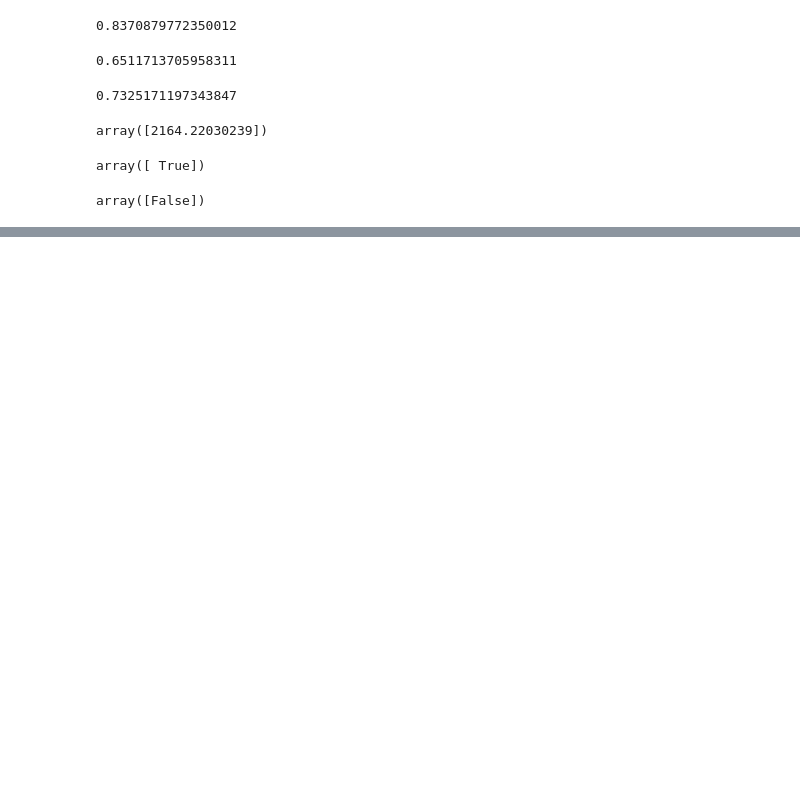
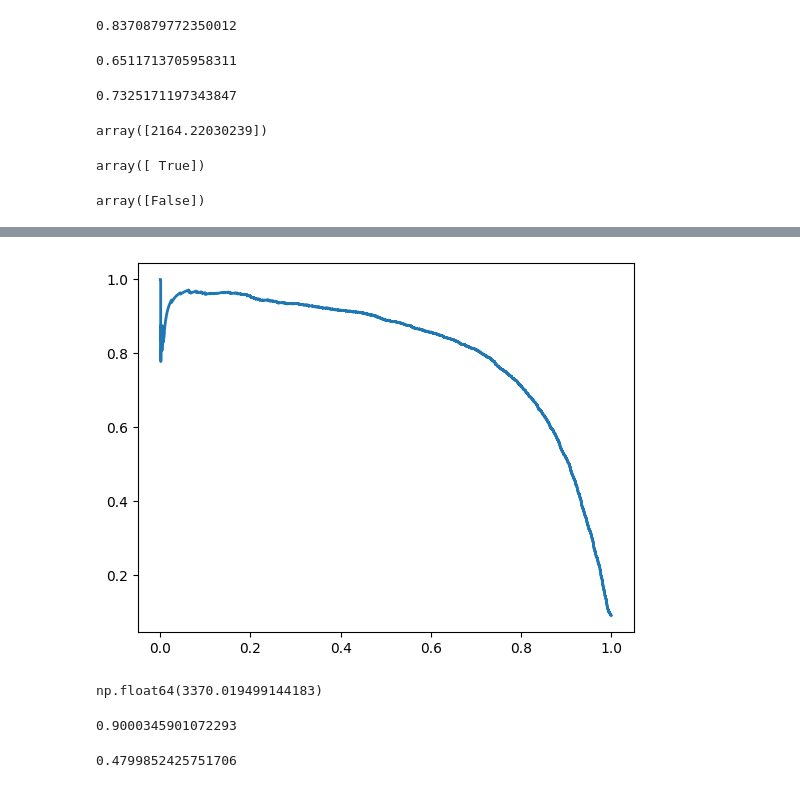
Before and after one commit to Nattawut30/My-Personal-Training, a Jupyter notebook: ScikitLearn-Keras-TensorFlow/ML_train/03_Classification.ipynb, the cells around one changed output, grey strips where cells are left out. Drawn from its saved outputs; the diff is of its cells as text; code cells hidden in the pictures; blank space fills up the shorter version.

```diff
--- a/ScikitLearn-Keras-TensorFlow/ML_train/03_Classification.ipynb
+++ b/ScikitLearn-Keras-TensorFlow/ML_train/03_Classification.ipynb
@@ -274,0 +283,35 @@ precisions, recalls, thresholds = precision_recall_curve(y_train_5, y_scores)
+# %%
+# The precision may sometimes go down when you raise the threshold.
+
+# Plot precision directly against recall
+
+plt.plot(recalls, precisions, linewidth=2, label="Precision/Recall curve")
+[...]
+plt.show()
+# %% [output]
+[figure, added]
+# %%
+# You can see that precision really starts to fall sharply at around 80% recall.
+# The choice depends on your project.
+
+# You might aims for a 90%
+# For this, you can use the NumPy array's argmax() method. This returns the first index of the maximum value.
+
+idx_for_90_precision = (precisions >= 0.90).argmax()
+threshold_for_90_precision = thresholds[idx_for_90_precision]
+threshold_for_90_precision
+# %% [output]
+np.float64(3370.019499144183)
+# %%
+# Instead of calling the classifier's predict() method, run this code:
+y_train_pred_90 = (y_scores >= threshold_for_90_precision)
+
+# Check the prediction's precision and recall.
+precision_score(y_train_5, y_train_pred_90)
+# %% [output]
+0.9000345901072293
+# %%
+recall_at_90_precision = recall_score(y_train_5, y_train_pred_90)
+recall_at_90_precision
+# %% [output]
+0.4799852425751706
```
Also changed, not shown: parts of 7 cells of this notebook.
